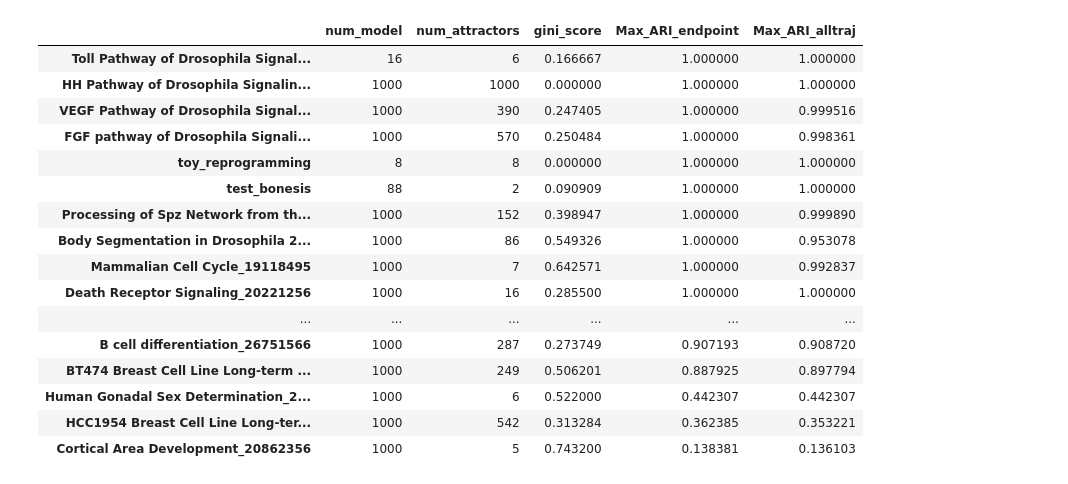
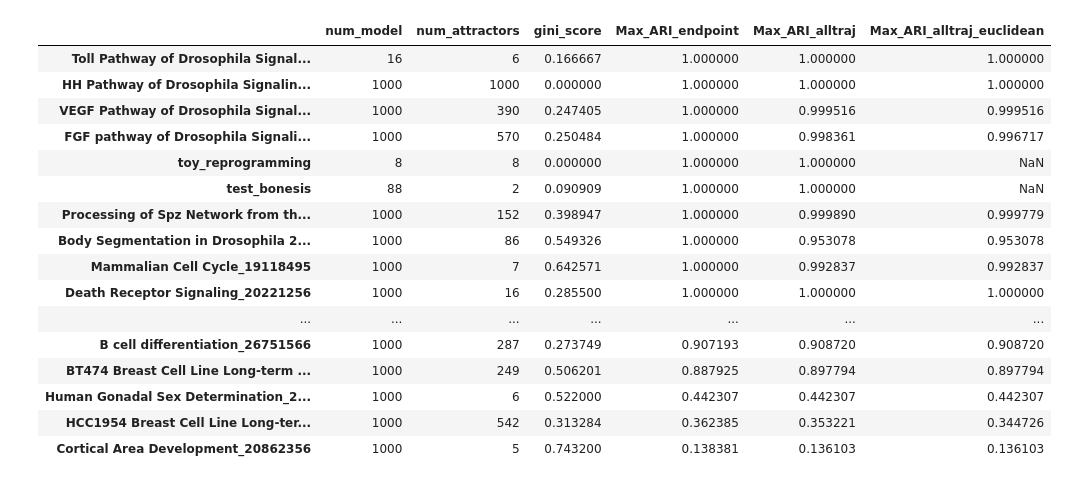
Before and after one commit to sysbio-curie/AstroLogics, a Jupyter notebook: scripts/Results_Table_1/07_Visualizing_ARI.ipynb, the cells around one changed output. Cells and saved outputs as stored; diff of their text form; code cells hidden in the pictures.

```diff
--- a/scripts/Results_Table_1/07_Visualizing_ARI.ipynb
+++ b/scripts/Results_Table_1/07_Visualizing_ARI.ipynb
@@ -9,16 +9,21 @@ sys.path.append('/home/spankaew/Git/astrologics/')
 # %%
 # Load Endpoint ARI scores
-endpoint = pd.read_csv('/home/spankaew/Git/astrologics/data/rand_experiment/rand_index_endpointclustering.csv', index_col=0)
+endpoint = pd.read_csv('/home/spankaew/Git/Git_Curie/AstroLogics/data/rand_experiment/rand_index_endpointclustering_v3.csv', index_col=0)
 endpoint.fillna(0, inplace=True)
 endpoint = endpoint.max(axis = 0)
 
 # Load All-trajectory ARI scores
-alltraj = pd.read_csv('/home/spankaew/Git/astrologics/data/rand_experiment/rand_index_alltrajclustering.csv', index_col=0)
+alltraj = pd.read_csv('/home/spankaew/Git/Git_Curie/AstroLogics/data/rand_experiment/rand_index_alltrajclustering_v3.csv', index_col=0)
 alltraj.fillna(0, inplace=True)
 alltraj = alltraj.max(axis = 0)
 
+# Load All-trajectory Euclidean ARI scores
+alltraj_euclidean = pd.read_csv('/home/spankaew/Git/Git_Curie/AstroLogics/data/rand_experiment/rand_index_alltrajclustering_euclidean.csv', index_col=0)
+alltraj_euclidean.fillna(0, inplace=True)
+alltraj_euclidean = alltraj_euclidean.max(axis = 0)
+
 # Combine both scores into a new DataFrame
-new_ari_score = pd.concat([endpoint, alltraj], axis=1, keys=['Max_ARI_endpoint', 'Max_ARI_alltraj'])
+new_ari_score = pd.concat([endpoint, alltraj, alltraj_euclidean], axis=1, keys=['Max_ARI_endpoint', 'Max_ARI_alltraj', 'Max_ARI_alltraj_euclidean'])
 # %%
 plt.figure(figsize=(5, 5))
 for idx, row in new_ari_score.iterrows():
@@ -35,25 +40,25 @@ plt.show()
 # %%
-model_attributes = pd.read_csv('/home/spankaew/Git/astrologics/data/attractor_group/attractor_counts.csv', index_col=0)
+model_attributes = pd.read_csv('/home/spankaew/Git/Git_Curie/AstroLogics/data/attractor_group/attractor_counts.csv', index_col=0)
 model_attributes.set_index('project_name', inplace=True)
 model_attributes.drop(index = ['toy_reprogramming_1','herault_hematopoiesis'], inplace=True)
 model_attributes = pd.concat([model_attributes, new_ari_score], axis=1, ignore_index = False)
 model_attributes.sort_values(by='Max_ARI_endpoint', ascending=False, inplace=True)
 model_attributes
 # %% [output]
-|  | num_model | num_attractors | gini_score | Max_ARI_endpoint | Max_ARI_alltraj |
-| Toll Pathway of Drosophila Signal... | 16 | 6 | 0.166667 | 1.000000 | 1.000000 |
-| HH Pathway of Drosophila Signalin... | 1000 | 1000 | 0.000000 | 1.000000 | 1.000000 |
-| VEGF Pathway of Drosophila Signal... | 1000 | 390 | 0.247405 | 1.000000 | 0.999516 |
-| FGF pathway of Drosophila Signali... | 1000 | 570 | 0.250484 | 1.000000 | 0.998361 |
-| toy_reprogramming | 8 | 8 | 0.000000 | 1.000000 | 1.000000 |
-| test_bonesis | 88 | 2 | 0.090909 | 1.000000 | 1.000000 |
-| Processing of Spz Network from th... | 1000 | 152 | 0.398947 | 1.000000 | 0.999890 |
-| Body Segmentation in Drosophila 2... | 1000 | 86 | 0.549326 | 1.000000 | 0.953078 |
-| Mammalian Cell Cycle_19118495 | 1000 | 7 | 0.642571 | 1.000000 | 0.992837 |
-| Death Receptor Signaling_20221256 | 1000 | 16 | 0.285500 | 1.000000 | 1.000000 |
-| ... | ... | ... | ... | ... | ... |
-| B cell differentiation_26751566 | 1000 | 287 | 0.273749 | 0.907193 | 0.908720 |
-| BT474 Breast Cell Line Long-term ... | 1000 | 249 | 0.506201 | 0.887925 | 0.897794 |
-| Human Gonadal Sex Determination_2... | 1000 | 6 | 0.522000 | 0.442307 | 0.442307 |
-| HCC1954 Breast Cell Line Long-ter... | 1000 | 542 | 0.313284 | 0.362385 | 0.353221 |
-| Cortical Area Development_20862356 | 1000 | 5 | 0.743200 | 0.138381 | 0.136103 |
+|  | num_model | num_attractors | gini_score | Max_ARI_endpoint | Max_ARI_alltraj | Max_ARI_alltraj_euclidean |
+| Toll Pathway of Drosophila Signal... | 16 | 6 | 0.166667 | 1.000000 | 1.000000 | 1.000000 |
+| HH Pathway of Drosophila Signalin... | 1000 | 1000 | 0.000000 | 1.000000 | 1.000000 | 1.000000 |
+| VEGF Pathway of Drosophila Signal... | 1000 | 390 | 0.247405 | 1.000000 | 0.999516 | 0.999516 |
+| FGF pathway of Drosophila Signali... | 1000 | 570 | 0.250484 | 1.000000 | 0.998361 | 0.996717 |
+| toy_reprogramming | 8 | 8 | 0.000000 | 1.000000 | 1.000000 | NaN |
+| test_bonesis | 88 | 2 | 0.090909 | 1.000000 | 1.000000 | NaN |
+| Processing of Spz Network from th... | 1000 | 152 | 0.398947 | 1.000000 | 0.999890 | 0.999779 |
+| Body Segmentation in Drosophila 2... | 1000 | 86 | 0.549326 | 1.000000 | 0.953078 | 0.953078 |
+| Mammalian Cell Cycle_19118495 | 1000 | 7 | 0.642571 | 1.000000 | 0.992837 | 0.992837 |
+| Death Receptor Signaling_20221256 | 1000 | 16 | 0.285500 | 1.000000 | 1.000000 | 1.000000 |
+| ... | ... | ... | ... | ... | ... | ... |
+| B cell differentiation_26751566 | 1000 | 287 | 0.273749 | 0.907193 | 0.908720 | 0.908720 |
+| BT474 Breast Cell Line Long-term ... | 1000 | 249 | 0.506201 | 0.887925 | 0.897794 | 0.897794 |
+| Human Gonadal Sex Determination_2... | 1000 | 6 | 0.522000 | 0.442307 | 0.442307 | 0.442307 |
+| HCC1954 Breast Cell Line Long-ter... | 1000 | 542 | 0.313284 | 0.362385 | 0.353221 | 0.344726 |
+| Cortical Area Development_20862356 | 1000 | 5 | 0.743200 | 0.138381 | 0.136103 | 0.136103 |
```
Also changed, not shown: parts of 2 cells of this notebook, 3 other files.
